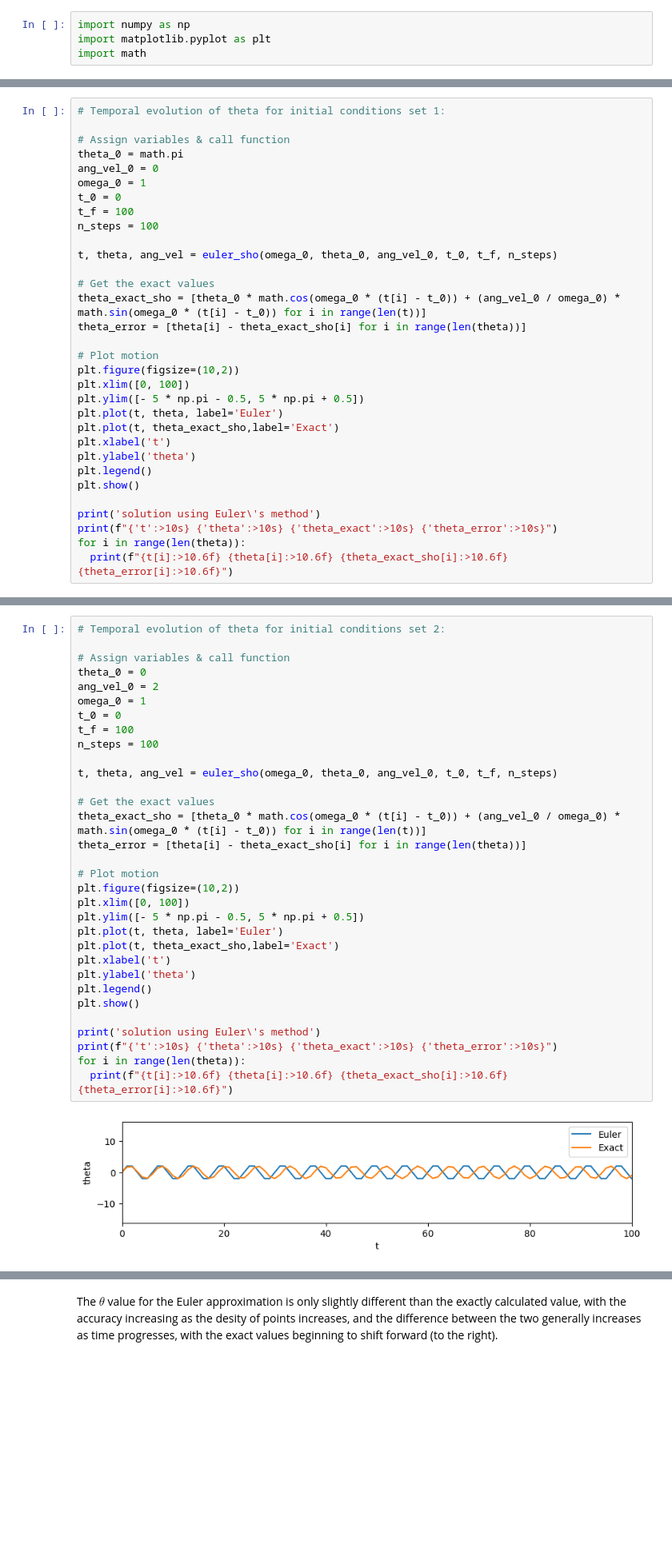
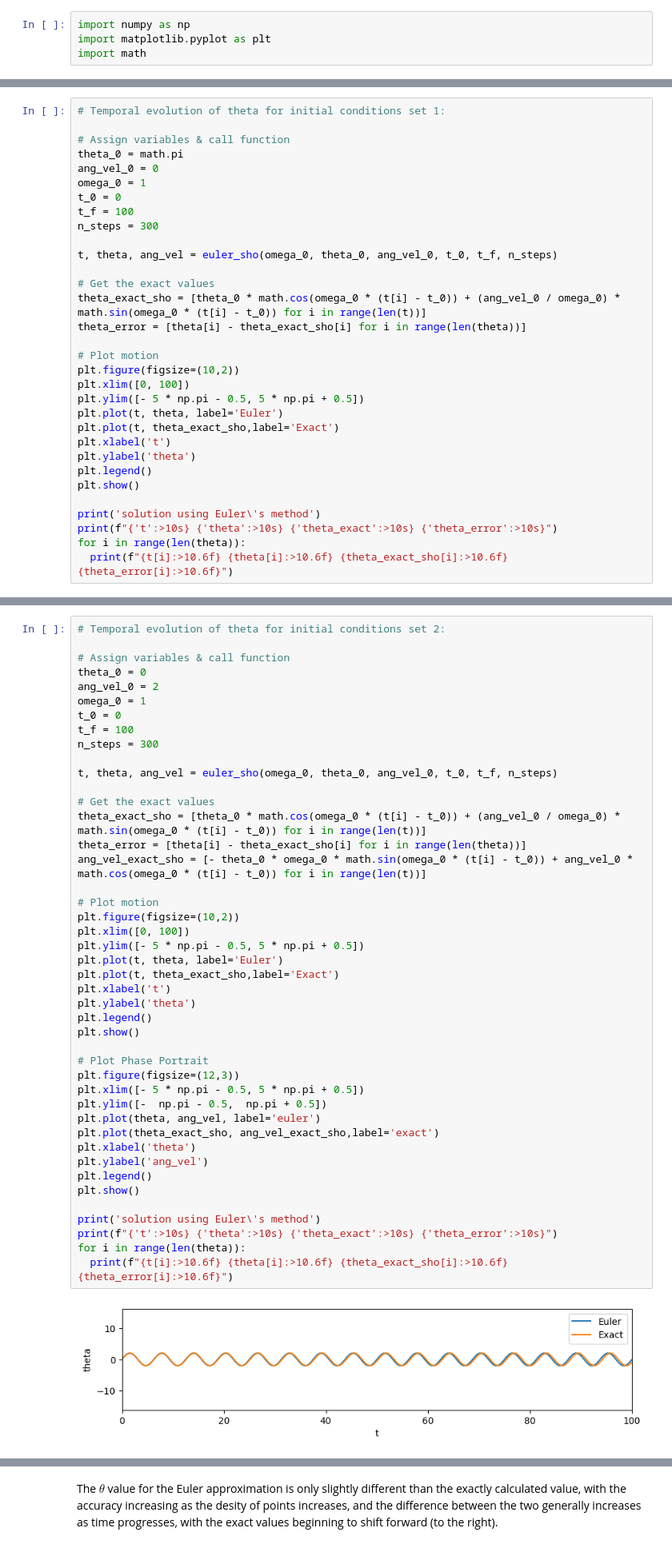
Before and after one commit to IntroComputationalPhysics-UNT/euler-and-solve-ivp-GavinDunaway410, a Jupyter notebook: rigid_pendulum_assignment_v2.ipynb, the cells around one changed output, grey strips where cells are left out. Shown at 80% size. Drawn from its saved outputs; the diff is of its cells as text; blank space fills up the shorter version.

```diff
--- a/rigid_pendulum_assignment_v2.ipynb
+++ b/rigid_pendulum_assignment_v2.ipynb
@@ -78,7 +78,7 @@ ang_vel_0 = 0
 omega_0 = 1
 t_0 = 0
 t_f = 100
-n_steps = 100
+n_steps = 300
 
 t, theta, ang_vel = euler_sho(omega_0, theta_0, ang_vel_0, t_0, t_f, n_steps)
 
@@ -125,32 +125,44 @@ solution using Euler's method
 
 # Assign variables & call function
 theta_0 = 0
 ang_vel_0 = 2
 omega_0 = 1
 t_0 = 0
 t_f = 100
-n_steps = 100
+n_steps = 300
 
 t, theta, ang_vel = euler_sho(omega_0, theta_0, ang_vel_0, t_0, t_f, n_steps)
 
 # Get the exact values
 theta_exact_sho = [theta_0 * math.cos(omega_0 * (t[i] - t_0)) + (ang_vel_0 / omega_0) * math.sin(omega_0 * (t[i] - t_0)) for i in range(len(t))]
 theta_error = [theta[i] - theta_exact_sho[i] for i in range(len(theta))]
+ang_vel_exact_sho = [- theta_0 * omega_0 * math.sin(omega_0 * (t[i] - t_0)) + ang_vel_0 * math.cos(omega_0 * (t[i] - t_0)) for i in range(len(t))]
 
 # Plot motion
 plt.figure(figsize=(10,2))
 plt.xlim([0, 100])
 plt.ylim([- 5 * np.pi - 0.5, 5 * np.pi + 0.5])
 plt.plot(t, theta, label='Euler')
 plt.plot(t, theta_exact_sho,label='Exact')
 plt.xlabel('t')
 plt.ylabel('theta')
 plt.legend()
 plt.show()
 
+# Plot Phase Portrait
+plt.figure(figsize=(12,3))
+plt.xlim([- 5 * np.pi - 0.5, 5 * np.pi + 0.5])
+plt.ylim([-  np.pi - 0.5,  np.pi + 0.5])
+plt.plot(theta, ang_vel, label='euler')
+plt.plot(theta_exact_sho, ang_vel_exact_sho,label='exact')
+plt.xlabel('theta')
+plt.ylabel('ang_vel')
+plt.legend()
+plt.show()
+
 print('solution using Euler\'s method')
 print(f"{'t':>10s} {'theta':>10s} {'theta_exact':>10s} {'theta_error':>10s}")
 for i in range(len(theta)):
   print(f"{t[i]:>10.6f} {theta[i]:>10.6f} {theta_exact_sho[i]:>10.6f} {theta_error[i]:>10.6f}")
 # %% [output]
-[figure, old version]
+[figure, new version]
```
Also changed, not shown: parts of 7 cells of this notebook.
